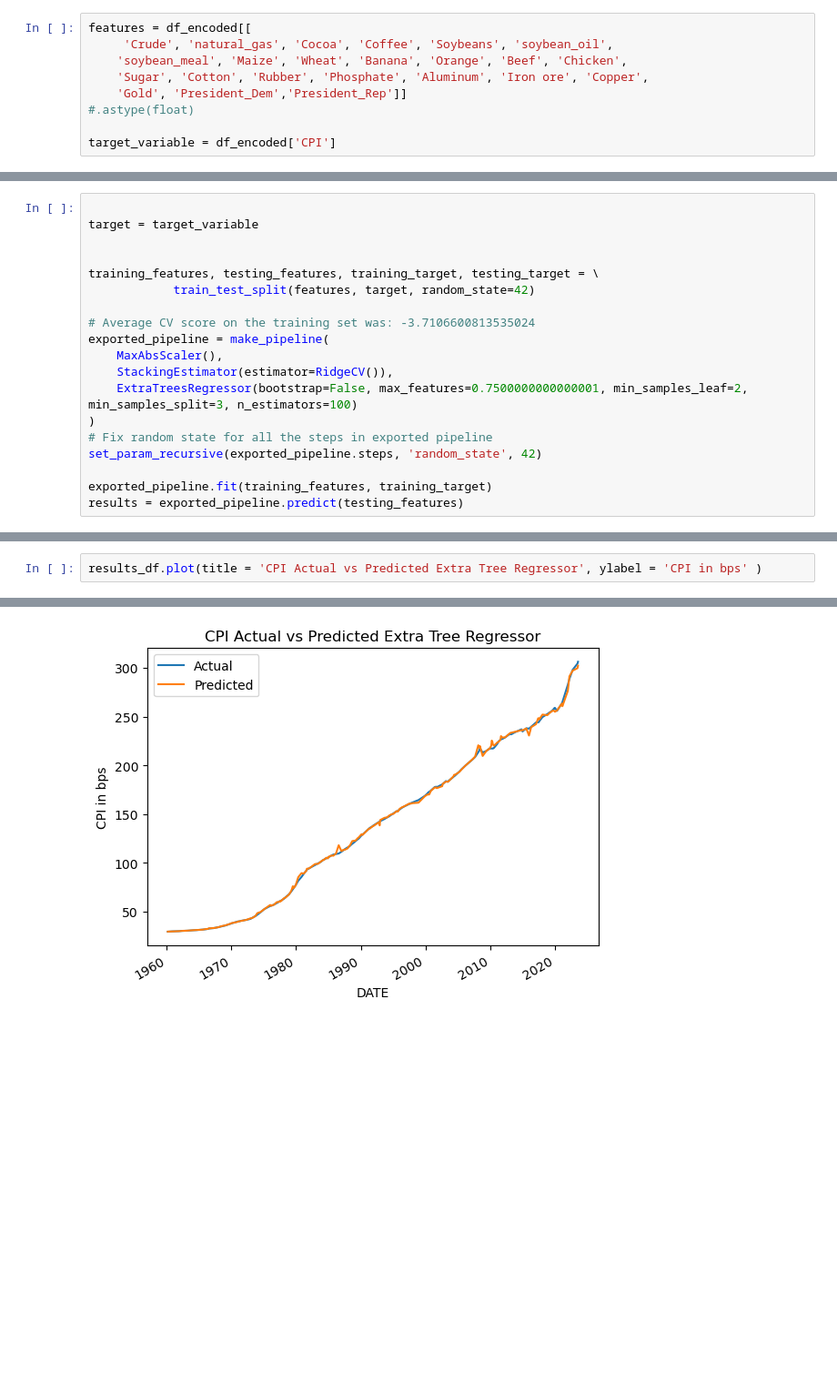
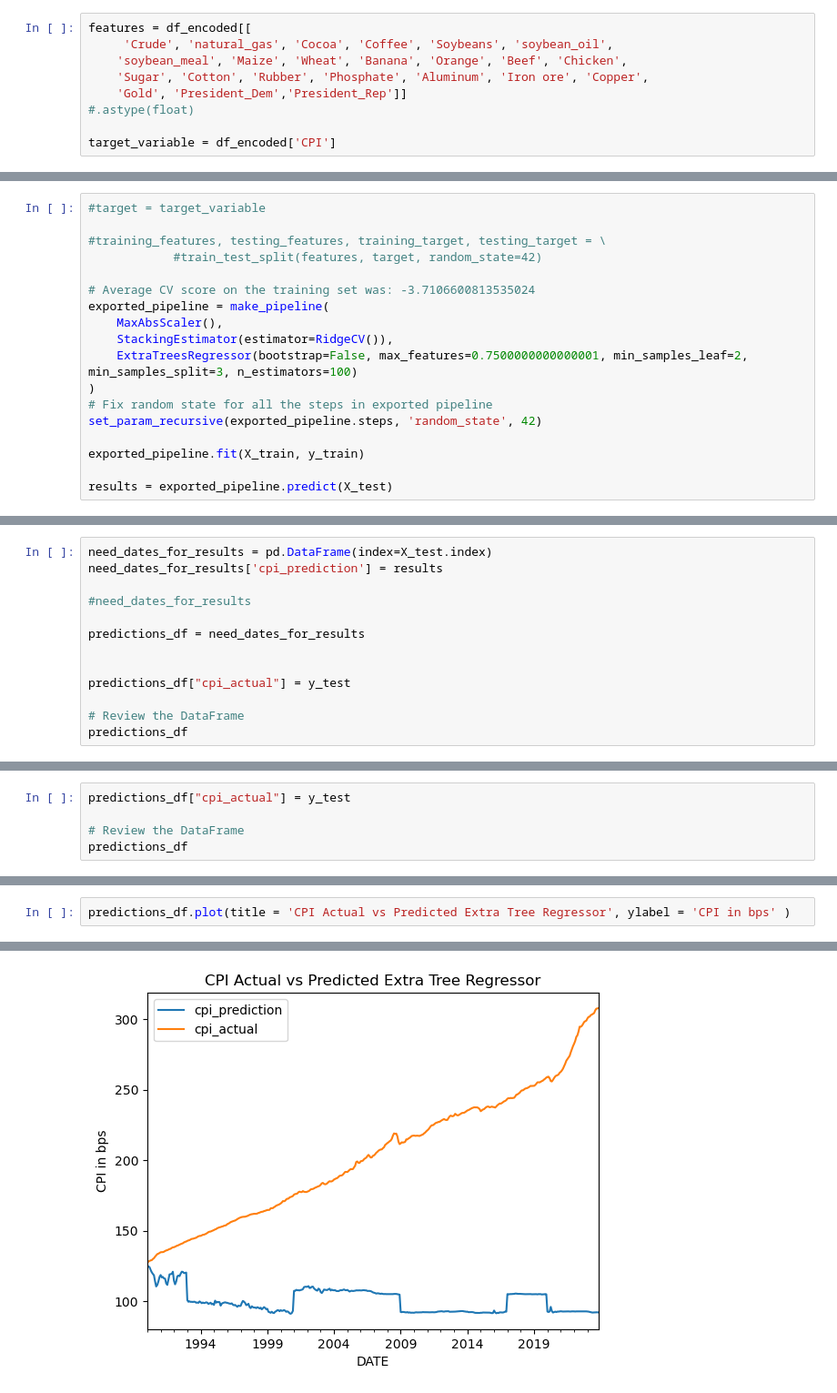
Before and after one commit to t-sullivan/Project-2, a Jupyter notebook: ExtraTreeRegressor.ipynb, the cells around one changed output, grey strips where cells are left out. Shown at 91% size. Drawn from its saved outputs; the diff is of its cells as text; blank space fills up the shorter version.

```diff
--- a/ExtraTreeRegressor.ipynb
+++ b/ExtraTreeRegressor.ipynb
@@ -74,10 +100,8 @@ target_variable = df_encoded['CPI']
 # %%
+#target = target_variable
 
-target = target_variable
-
-
-training_features, testing_features, training_target, testing_target = \
-            train_test_split(features, target, random_state=42)
+#training_features, testing_features, training_target, testing_target = \
+            #train_test_split(features, target, random_state=42)
 
 # Average CV score on the training set was: -3.7106600813535024
 exported_pipeline = make_pipeline(
@@ -88,7 +112,8 @@ exported_pipeline = make_pipeline(
 # Fix random state for all the steps in exported pipeline
 set_param_recursive(exported_pipeline.steps, 'random_state', 42)
 
-exported_pipeline.fit(training_features, training_target)
-results = exported_pipeline.predict(testing_features)
+exported_pipeline.fit(X_train, y_train)
+
+results = exported_pipeline.predict(X_test)
 # %%
 # Evaluate the model on the test set
@@ -119,0 +124,13 @@ DATE
+# %%
+need_dates_for_results = pd.DataFrame(index=X_test.index)
+need_dates_for_results['cpi_prediction'] = results
+
+#need_dates_for_results
+
+predictions_df = need_dates_for_results
+
+
+predictions_df["cpi_actual"] = y_test
+
+# Review the DataFrame
+predictions_df
@@ -119,0 +155,5 @@ DATE
+# %%
+predictions_df["cpi_actual"] = y_test
+
+# Review the DataFrame
+predictions_df
@@ -120,7 +175,7 @@ DATE
 # %%
-results_df.plot(title = 'CPI Actual vs Predicted Extra Tree Regressor', ylabel = 'CPI in bps' )
+predictions_df.plot(title = 'CPI Actual vs Predicted Extra Tree Regressor', ylabel = 'CPI in bps' )
 # %% [output]
 <Axes: title={'center': 'CPI Actual vs Predicted Extra Tree Regressor'}, xlabel='DATE', ylabel='CPI in bps'>
-[figure, old version]
+[figure, new version]
 # %%
 # Assuming you have trained your model and have predictions
```
Also changed, not shown: parts of 20 cells of this notebook.
